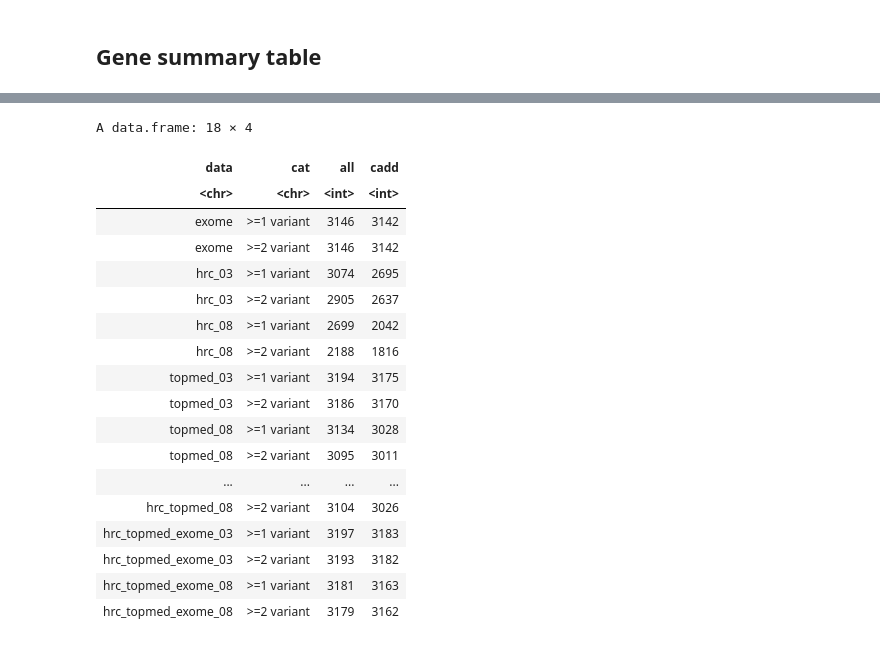
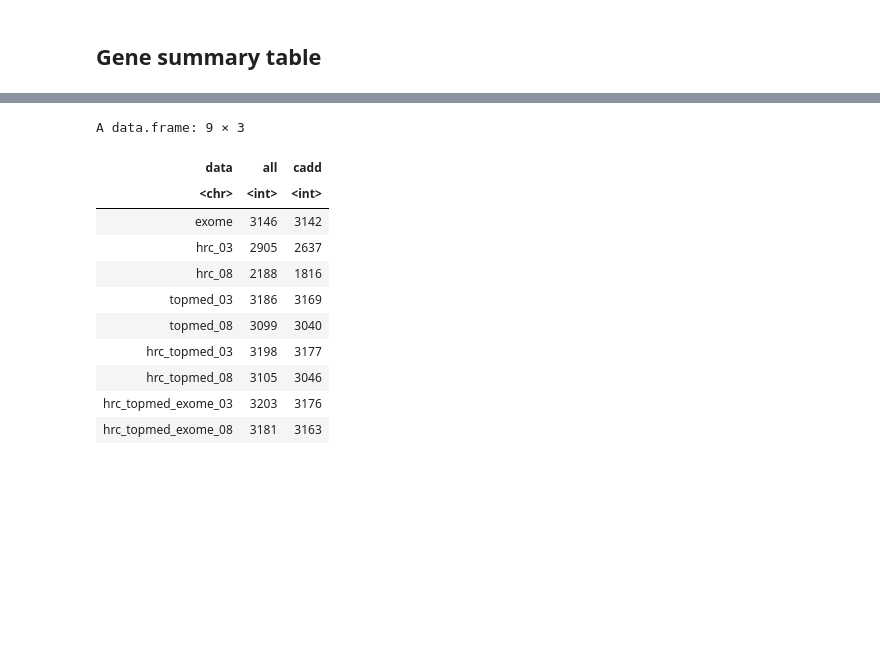
Before and after one commit to lamanda0227/imputation_brv, a Jupyter notebook: analysis/data_summary_analysis.ipynb, the cells around one changed output, grey strips where cells are left out. Drawn from its saved outputs; the diff is of its cells as text; code cells hidden in the pictures; blank space fills up the shorter version.

```diff
--- a/analysis/data_summary_analysis.ipynb
+++ b/analysis/data_summary_analysis.ipynb
@@ -1066,27 +1247,27 @@ format_gene_table <- function(df){
 }
 # %%
-generate_summary <- function(maf, numvar){
+generate_summary <- function(maf){
     maf <- gsub("\\.", "", as.character(maf))
 
-    exome_chr1 <- fread(sprintf("./exome/ukb23156_c1.merged.filtered.hg38.hg38_multianno_formatted_sel_col_maf%s_LOF_missense%s.csv.gz", maf, numvar))
-    exome_chr2 <- fread(sprintf("./exome/ukb23156_c2.merged.filtered.hg38.hg38_multianno_formatted_sel_col_maf%s_LOF_missense%s.csv.gz", maf, numvar))
+    exome_chr1 <- fread(sprintf("./exome/ukb23156_c1.merged.filtered.hg38.hg38_multianno_formatted_sel_col_maf%s_LOF_missense.csv.gz", maf))
+    exome_chr2 <- fread(sprintf("./exome/ukb23156_c2.merged.filtered.hg38.hg38_multianno_formatted_sel_col_maf%s_LOF_missense.csv.gz", maf))
 
-    hrc_03_chr1 <- fread(sprintf("./hrc/hrc_chr1_rsq03_hg19_hg38_maf%s_LOF_missense%s_annot.csv.gz", maf, numvar))
-    hrc_03_chr2 <- fread(sprintf("./hrc/hrc_chr2_rsq03_hg19_hg38_maf%s_LOF_missense%s_annot.csv.gz", maf, numvar))
+    hrc_03_chr1 <- fread(sprintf("./hrc/hrc_chr1_rsq03_hg19_hg38_maf%s_LOF_missense_annot.csv.gz", maf))
+    hrc_03_chr2 <- fread(sprintf("./hrc/hrc_chr2_rsq03_hg19_hg38_maf%s_LOF_missense_annot.csv.gz", maf))
 
-    hrc_08_chr1 <- fread(sprintf("./hrc/hrc_chr1_rsq08_hg19_hg38_maf%s_LOF_missense%s_annot.csv.gz", maf, numvar))
-    hrc_08_chr2 <- fread(sprintf("./hrc/hrc_chr2_rsq08_hg19_hg38_maf%s_LOF_missense%s_annot.csv.gz", maf, numvar))
+    hrc_08_chr1 <- fread(sprintf("./hrc/hrc_chr1_rsq08_hg19_hg38_maf%s_LOF_missense_annot.csv.gz", maf))
+    hrc_08_chr2 <- fread(sprintf("./hrc/hrc_chr2_rsq08_hg19_hg38_maf%s_LOF_missense_annot.csv.gz", maf))
 
-    topmed_03_chr1 <- fread(sprintf("./topmed/topmed_chr1_rsq03_hg19_hg38_maf%s_LOF_missense%s_annot.csv.gz", maf, numvar))
-    topmed_03_chr2 <- fread(sprintf("./topmed/topmed_chr2_rsq03_hg19_hg38_maf%s_LOF_missense%s_annot.csv.gz", maf, numvar))
+    topmed_03_chr1 <- fread(sprintf("./topmed_v3/topmed_chr1_rsq03_hg38_hg38_maf%s_LOF_missense_annot.csv.gz", maf))
+    topmed_03_chr2 <- fread(sprintf("./topmed_v3/topmed_chr2_rsq03_hg38_hg38_maf%s_LOF_missense_annot.csv.gz", maf))
 
-    topmed_08_chr1 <- fread(sprintf("./topmed/topmed_chr1_rsq08_hg19_hg38_maf%s_LOF_missense%s_annot.csv.gz", maf, numvar))
-    topmed_08_chr2 <- fread(sprintf("./topmed/topmed_chr2_rsq08_hg19_hg38_maf%s_LOF_missense%s_annot.csv.gz", maf, numvar))
+    topmed_08_chr1 <- fread(sprintf("./topmed_v3/topmed_chr1_rsq08_hg38_hg38_maf%s_LOF_missense_annot.csv.gz", maf))
+    topmed_08_chr2 <- fread(sprintf("./topmed_v3/topmed_chr2_rsq08_hg38_hg38_maf%s_LOF_missense_annot.csv.gz", maf))
 
-    hrc_topmed_03 <- fread(sprintf("./hrc_topmed/hrc_topmed_168206ids_rsq03_maf%s%s_annot.csv.gz", maf, numvar))
-    hrc_topmed_08 <- fread(sprintf("./hrc_topmed/hrc_topmed_168206ids_rsq08_maf%s%s_annot.csv.gz", maf, numvar))
-    hrc_topmed_exome_03 <- fread(sprintf("./hrc_topmed_exome/hrc_topmed_exome_168206ids_rsq03_maf%s%s_annot.csv.gz", maf, numvar))
-    hrc_topmed_exome_08 <- fread(sprintf("./hrc_topmed_exome/hrc_topmed_exome_168206ids_rsq08_maf%s%s_annot.csv.gz", maf, numvar))
+    hrc_topmed_exome_03 <- fread(sprintf("./hrc_topmed_exome/hrc_topmed_v3_exome_168206ids_rsq03_maf%s_annot.csv.gz", maf))
+    hrc_topmed_exome_08 <- fread(sprintf("./hrc_topmed_exome/hrc_topmed_v3_exome_168206ids_rsq08_maf%s_annot.csv.gz", maf))
+    hrc_topmed_03 <- fread(sprintf("./hrc_topmed/hrc_topmed_v3_168206ids_rsq03_maf%s_annot.csv.gz", maf))
+    hrc_topmed_08 <- fread(sprintf("./hrc_topmed/hrc_topmed_v3_168206ids_rsq08_maf%s_annot.csv.gz", maf))
 
     exome <- format_gene_table(rbind(exome_chr1, exome_chr2))
     hrc_03 <- format_gene_table(rbind(hrc_03_chr1, hrc_03_chr2))
@@ -1100,12 +1281,12 @@ generate_summary <- function(maf, numvar){
 
     full_summary <- rbind(exome, hrc_03, hrc_08, topmed_03, topmed_08, hrc_topmed_03_f, hrc_topmed_08_f, hrc_topmed_exome_03_f, hrc_topmed_exome_08_f)
     full_summary <- full_summary %>%
-        mutate(data = c(rep("exome", 2),
-                        rep("hrc_03", 2), rep("hrc_08", 2),
-                        rep("topmed_03", 2), rep("topmed_08", 2),
-                        rep("hrc_topmed_03", 2), rep("hrc_topmed_08", 2),
-                        rep("hrc_topmed_exome_03", 2), rep("hrc_topmed_exome_08", 2))) %>%
-        select(data, cat, all, cadd)
+        mutate(data = c(rep("exome", 1),
+                        rep("hrc_03", 1), rep("hrc_08", 1),
+                        rep("topmed_03", 1), rep("topmed_08", 1),
+                        rep("hrc_topmed_03", 1), rep("hrc_topmed_08", 1),
+                        rep("hrc_topmed_exome_03", 1), rep("hrc_topmed_exome_08", 1))) %>%
+        select(data, all, cadd)
     return(full_summary)
 }
 # %%
@@ -1133,23 +1307,16 @@ A data.frame: 18 × 4
 # %%
-generate_summary(0.005, "_all")
+generate_summary(0.005)
 # %% [output]
-A data.frame: 18 × 4
+A data.frame: 9 × 3
-| data | cat | all | cadd |
-| <chr> | <chr> | <int> | <int> |
-| exome | >=1 variant | 3146 | 3142 |
-| exome | >=2 variant | 3146 | 3142 |
-| hrc_03 | >=1 variant | 3074 | 2695 |
-| hrc_03 | >=2 variant | 2905 | 2637 |
-| hrc_08 | >=1 variant | 2699 | 2042 |
-| hrc_08 | >=2 variant | 2188 | 1816 |
-| topmed_03 | >=1 variant | 3194 | 3175 |
-| topmed_03 | >=2 variant | 3186 | 3170 |
-| topmed_08 | >=1 variant | 3134 | 3028 |
-| topmed_08 | >=2 variant | 3095 | 3011 |
-| ... | ... | ... | ... |
-| hrc_topmed_08 | >=2 variant | 3104 | 3026 |
-| hrc_topmed_exome_03 | >=1 variant | 3197 | 3183 |
-| hrc_topmed_exome_03 | >=2 variant | 3193 | 3182 |
-| hrc_topmed_exome_08 | >=1 variant | 3181 | 3163 |
-| hrc_topmed_exome_08 | >=2 variant | 3179 | 3162 |
+| data | all | cadd |
+| <chr> | <int> | <int> |
+| exome | 3146 | 3142 |
+| hrc_03 | 2905 | 2637 |
+| hrc_08 | 2188 | 1816 |
+| topmed_03 | 3186 | 3169 |
+| topmed_08 | 3099 | 3040 |
+| hrc_topmed_03 | 3198 | 3177 |
+| hrc_topmed_08 | 3105 | 3046 |
+| hrc_topmed_exome_03 | 3203 | 3176 |
+| hrc_topmed_exome_08 | 3181 | 3163 |
 # %%
```
Also changed, not shown: parts of 37 cells of this notebook, 2 other files.
